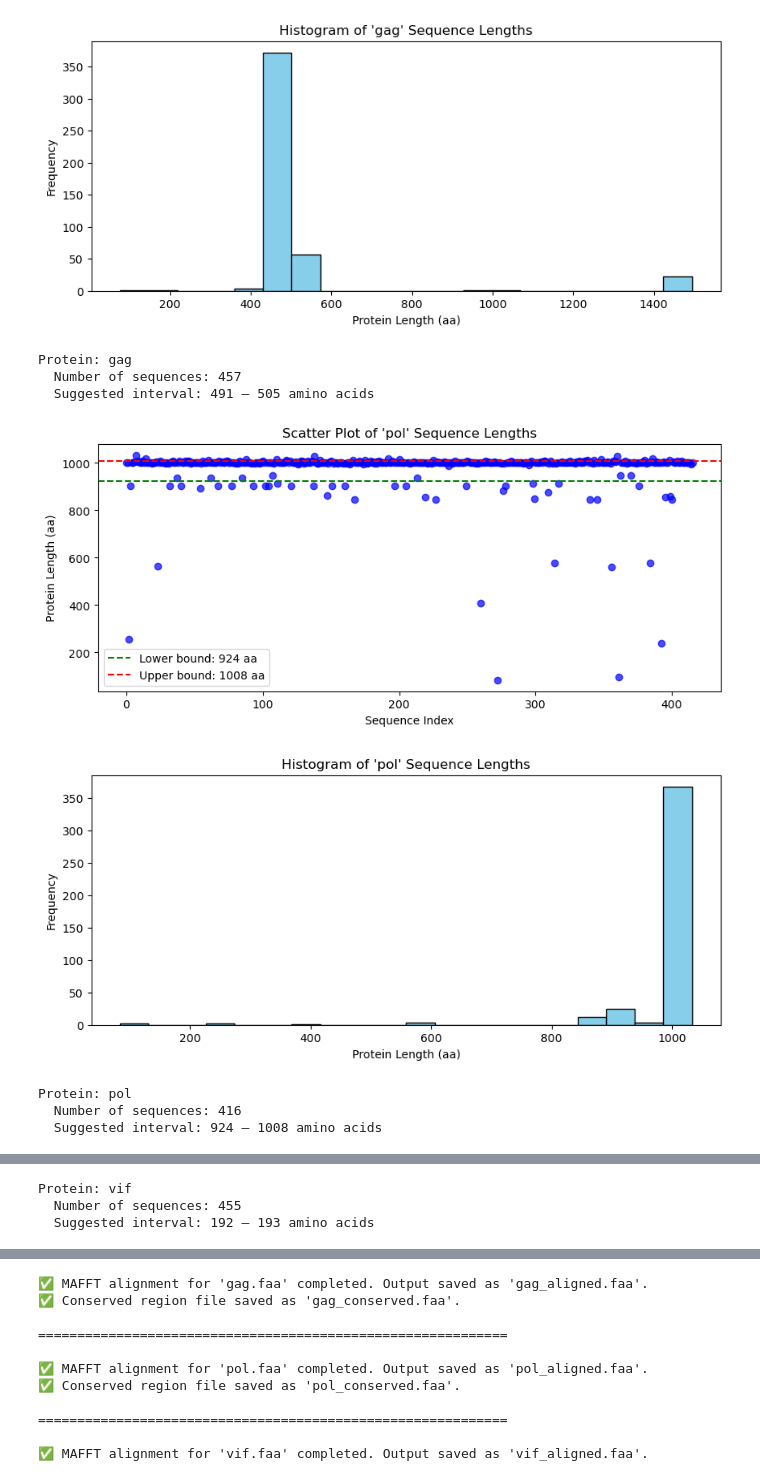
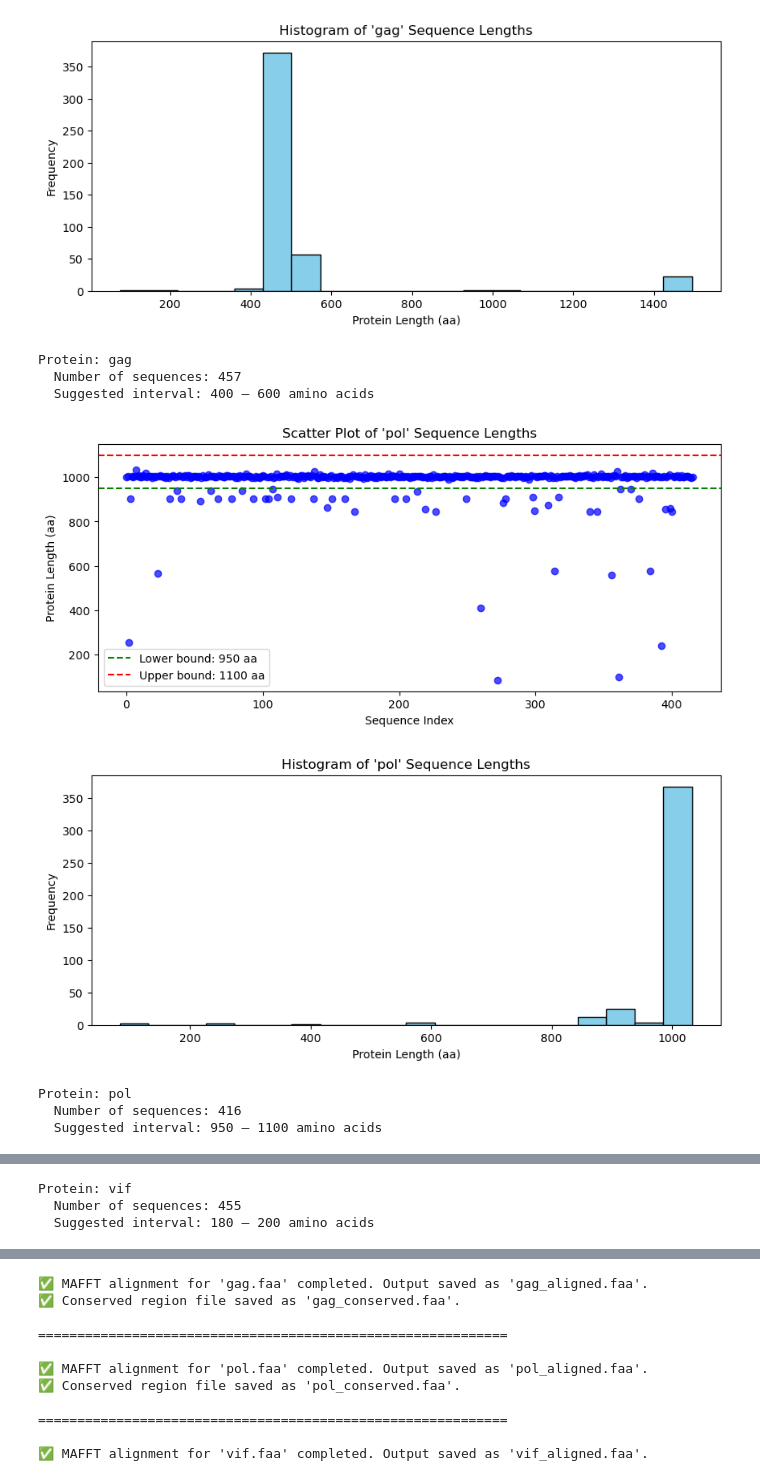
Before and after one commit to pedroaugtb/sequences_alignment, a Jupyter notebook: mafft.ipynb, the cells around one changed output, grey strips where cells are left out. Saved outputs shown, nothing was run; the diff lists cells and outputs as text; code cells hidden in the pictures.

Commit message:
mexi nos intervalos pra cada proteina

```diff
--- a/mafft.ipynb
+++ b/mafft.ipynb
@@ -24,15 +24,15 @@ UPPER_PERC = 90  # 95th percentile
 # For proteins with manual override, we set the interval as ±10% of the provided target value.
 # For example, for Gag (~500 aa), the interval becomes roughly (450, 550).
 MANUAL_INTERVALS = {
-    # "gag":  (int(500 * 0.9), int(500 * 1.1)),   # (450, 550)
-    # "pol":  (int(1000 * 0.9), int(1000 * 1.1)),   # (900, 1100)
-    # "vif":  (int(192 * 0.9), int(192 * 1.1)),     # (172, 211)
-    # "vpr":  (int(96 * 0.9), int(96 * 1.1)),       # (86, 105)
-    # "tat":  (int(90), int(110)),       # (77, 94)
-    # "rev":  (int(116 * 0.9), int(116 * 1.1)),     # (104, 127)
-    # "vpu":  (int(81 * 0.9), int(81 * 1.1)),       # (72, 89)
-    # "env":  (int(856 * 0.9), int(856 * 1.1)),     # (770, 941)
-    # "nef":  (int(206 * 0.9), int(206 * 1.1))      # (185, 226)
+    "gag":  (int(400), int(600)),   # (450, 550)
+    "pol":  (int(950), int(1100)),   # (900, 1100)
+    "vif":  (int(180), int(200)),     # (172, 211)
+    "vpr":  (int(90), int(100)),       # (86, 105)
+    "tat":  (int(97), int(105)),       # (77, 94)
+    "rev":  (int(110), int(130)),     # (104, 127)
+    "vpu":  (int(78), int(83)),       # (72, 89)
+    "env":  (int(820), int(880)),     # (770, 941)
+    "nef":  (int(195), int(220))      # (185, 226)
 }
 
 # ====== Normalization Function ======
@@ -196,9 +196,9 @@ Warning: /scratch/pedrobento/sequences_alignment/ncbi_dataset/data/GCA_003104535
 [figure]
 Protein: gag
   Number of sequences: 457
-  Suggested interval: 491 – 505 amino acids
+  Suggested interval: 400 – 600 amino acids
-[figure, old version]
+[figure, new version]
 [figure]
 Protein: pol
   Number of sequences: 416
-  Suggested interval: 924 – 1008 amino acids
+  Suggested interval: 950 – 1100 amino acids
@@ -206,4 +206,4 @@ Protein: pol
 [figure]
 Protein: vif
   Number of sequences: 455
-  Suggested interval: 192 – 193 amino acids
+  Suggested interval: 180 – 200 amino acids
```
Also changed, not shown: parts of 3 cells of this notebook, 31 other files.
